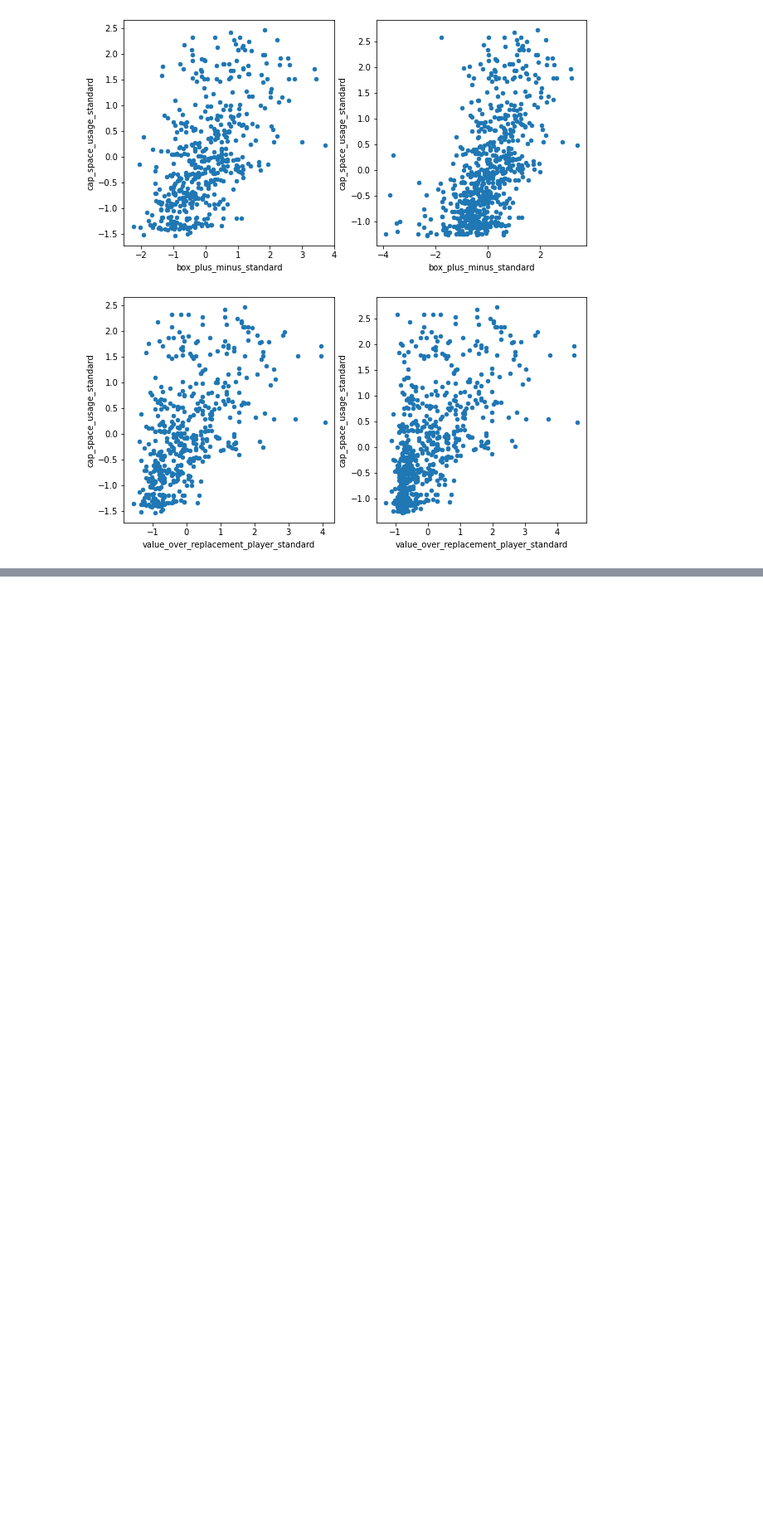
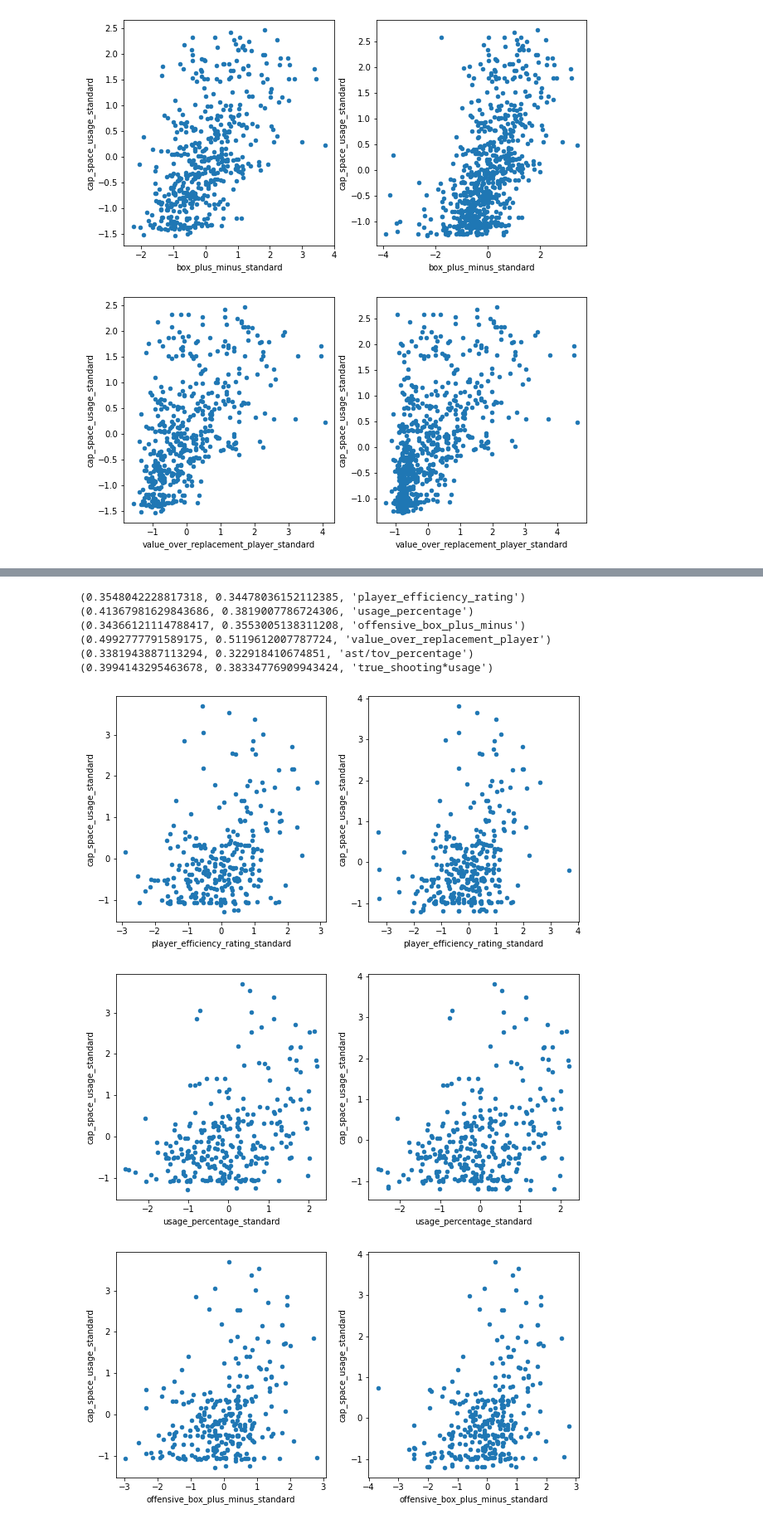
Before and after one commit to ZachLiu519/nba-model, a Jupyter notebook: week_2_data_exploration/filtered_stats_correlations.ipynb, the cells around one changed output, grey strips where cells are left out. Shown at 83% size. Drawn from its saved outputs; the diff is of its cells as text; code cells hidden in the pictures; blank space fills up the shorter version.

```diff
--- a/week_2_data_exploration/filtered_stats_correlations.ipynb
+++ b/week_2_data_exploration/filtered_stats_correlations.ipynb
@@ -239,0 +244,13 @@ for feature in features_pg:
+# %%
+for feature in features_pf:
+    print(side_by_side_correlation(pf_second_round.loc[pf_second_round["minutes_played"] >= 200], pf_second_round, feature))
+# %% [output]
+(0.3548042228817318, 0.34478036152112385, 'player_efficiency_rating')
+(0.41367981629843686, 0.3819007786724306, 'usage_percentage')
+(0.34366121114788417, 0.3553005138311208, 'offensive_box_plus_minus')
+(0.4992777791589175, 0.5119612007787724, 'value_over_replacement_player')
+(0.3381943887113294, 0.322918410674851, 'ast/tov_percentage')
+(0.3994143295463678, 0.38334776909943424, 'true_shooting*usage')
+[figure, added]
+[figure, added]
+[figure, added]
```
Also changed, not shown: parts of 7 cells of this notebook.
